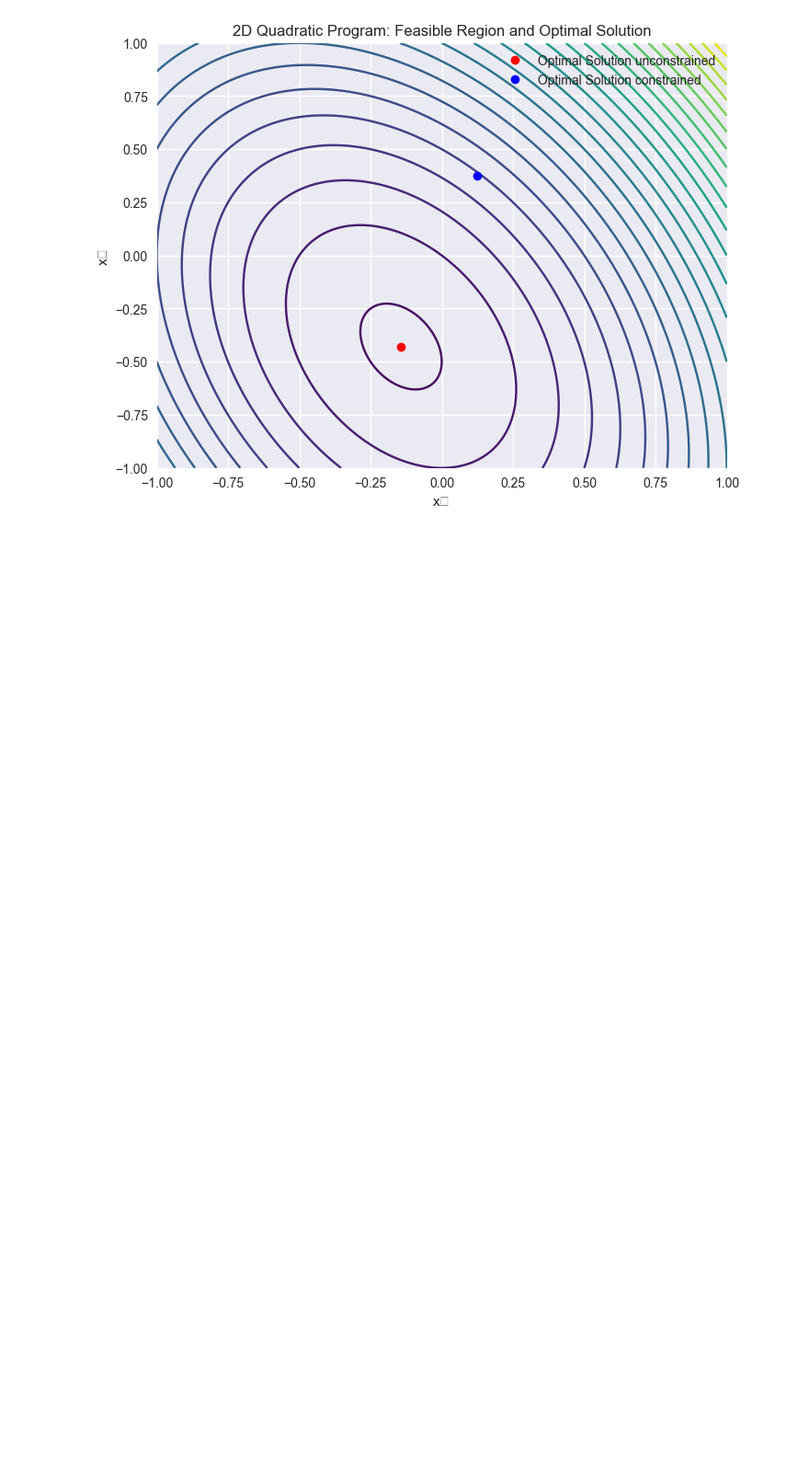
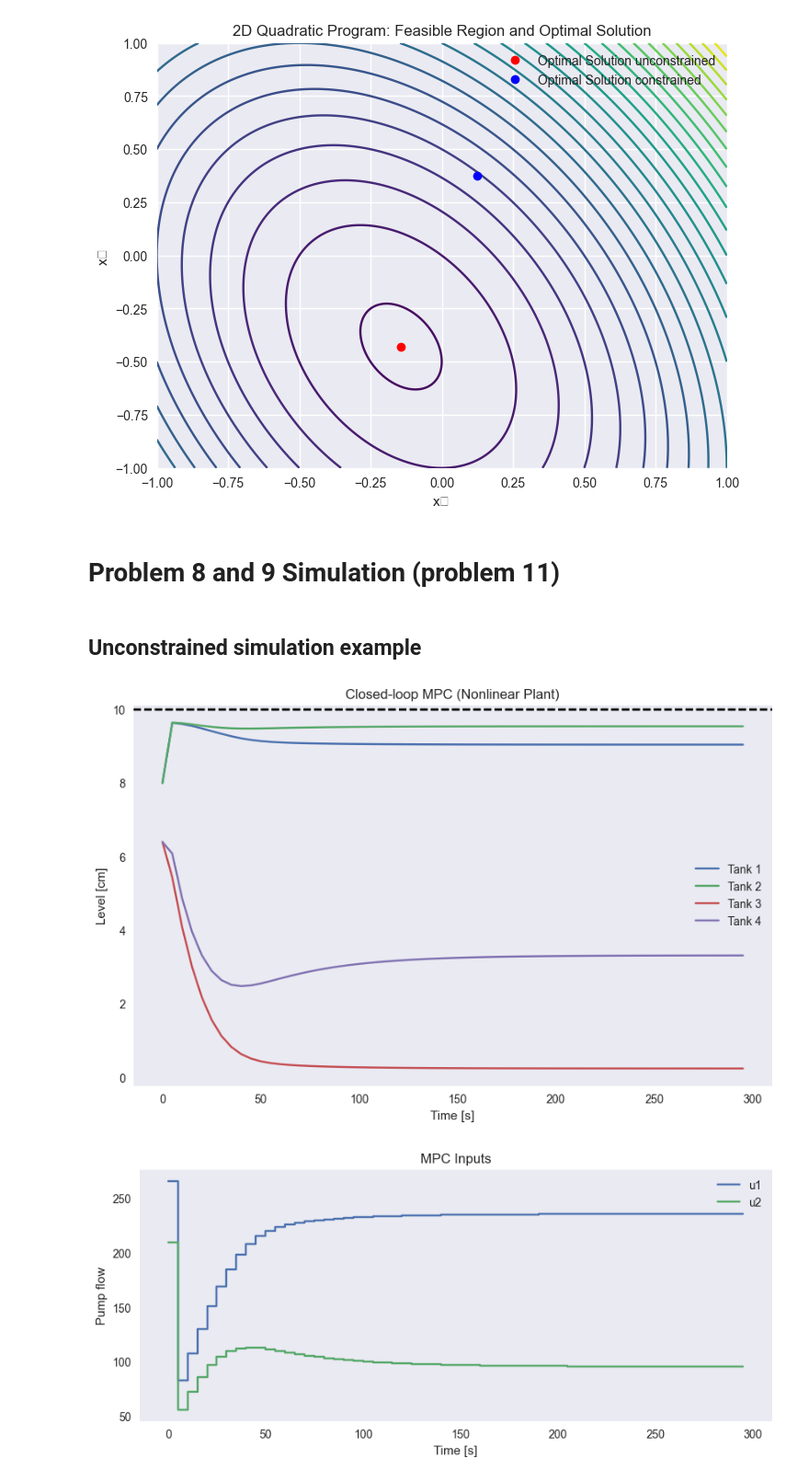
Before and after one commit to Comicboy/DTU_MPC, a Jupyter notebook: Modified_FourTank.ipynb, the cells around one changed output. Shown at 92% size. Cells and saved outputs as stored; diff of their text form; code cells hidden in the pictures; blank space fills up the shorter version.

Commit message:
Added prop 8 and 9 simulation

```diff
--- a/Modified_FourTank.ipynb
+++ b/Modified_FourTank.ipynb
@@ -697,3 +697,63 @@ plt.show()
 Polishing not needed - no active set detected at optimal point
 (2,)
 [figure]
+# %% [markdown]
+# Problem 8 and 9 Simulation (problem 11)
+# %% [markdown]
+## Unconstrained simulation example
+# %%
+# Desired steady-state tank levels (heights)
+h_ref = np.array([10.0, 10.0, 8.0, 8.0])  # cm
+
+# Convert heights → masses
+rho = p[11]
+A_tank = p[4:8]
+x_op = rho * A_tank * h_ref
+
+u_op = fun.compute_steady_state_pump_flow(h_ref, p)
+d_op = np.array([0.0, 0.0])  # or nominal F3, F4
+
+# linearize around steady state
+Ac, Bc, Bdc, Cc, Dc = fun.linearize_system(
+    f=fun.Modified_FourTankSystem,
+    g=fun.FourTankSystemSensor_Deterministic,
+    x_op=x_op,
+    u_op=u_op,
+    d_op=d_op,
+    p=p
+)
+
+Ts = 5.0  # sampling freq (seconds)
+
+# A,B,C,D matrices
+sysd, Ad, Bd, Cd, Dd = fun.discretize_system(
+    Ac, Bc, Cc, Dc, Ts
+)
+# time grid
+Ts = 5.0
+t = np.arange(0, 300, Ts)
+
+# initial condition
+x0 = x_op * 0.8   # 20% deviation
+
+# disturbance
+d = np.zeros((2, len(t)))
+
+# MPC tuning
+Q = np.diag([10, 10, 0, 0])   # focus on tank 1 & 2
+R = 0.1 * np.eye(2)
+N = 10
+
+mpc = fun.design_mpc(Ad, Bd, Q, R, N)
+# run simulation
+x_cl, u_cl, y_cl = fun.closed_loop_mpc_sim_unconstrained(
+    t=t,
+    x0=x0,
+    p=p,
+    d=d,
+    mpc=mpc,
+    xr=x_op,
+)
+# %% [output]
+[figure, added]
+[figure, added]
```
Also changed, not shown: parts of 9 cells of this notebook.
